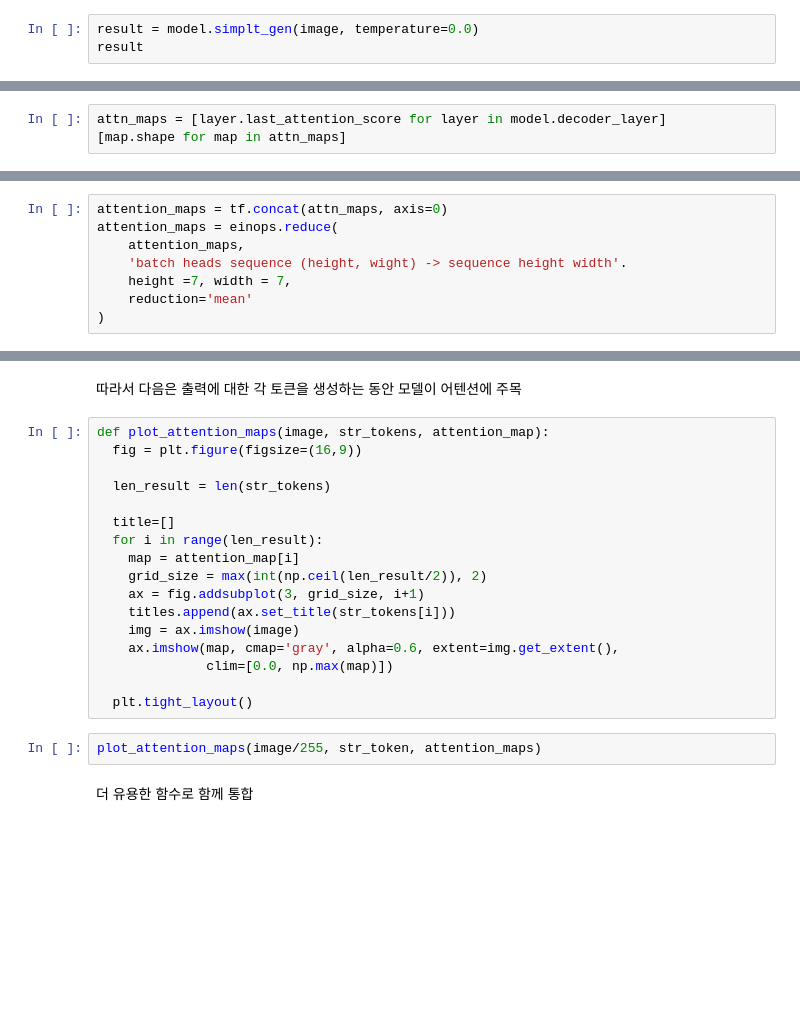
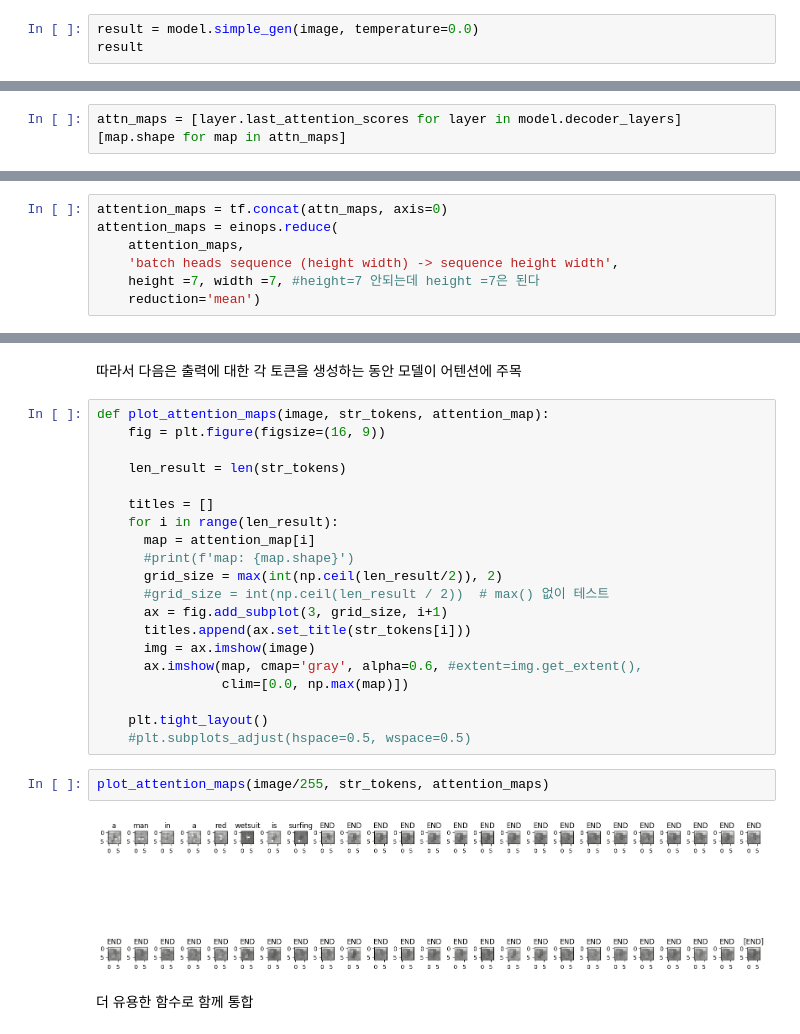
Before and after one commit to won-hj/deep_learning_study, a Jupyter notebook: image_captioning/image_captioning.ipynb, the cells around one changed output, grey strips where cells are left out. Drawn from its saved outputs; the diff is of its cells as text; blank space fills up the shorter version.

```diff
--- a/image_captioning/image_captioning.ipynb
+++ b/image_captioning/image_captioning.ipynb
@@ -1010,5 +1113,5 @@ plt.legend()
 # %% [markdown]
 훈련된 모델을 사용하여 이미지에서 해당 `simple_gen`메서드 실행
 # %%
-result = model.simplt_gen(image, temperature=0.0)
+result = model.simple_gen(image, temperature=0.0)
 result
@@ -1021,5 +1126,5 @@ str_tokens.append('[END]')
 각 `DecoderLayers`는 `CrossAttention`레이어에 대한 어텐션 스코어를 캐싱
 각 어텐션 맵의 형태는 `(batch=1, heads, sequence, image)`
 # %%
-attn_maps = [layer.last_attention_score for layer in model.decoder_layer]
+attn_maps = [layer.last_attention_scores for layer in model.decoder_layers]
 [map.shape for map in attn_maps]
@@ -1029,10 +1136,9 @@ attn_maps = [layer.last_attention_score for layer in model.decoder_layer]
 attention_maps = tf.concat(attn_maps, axis=0)
 attention_maps = einops.reduce(
     attention_maps,
-    'batch heads sequence (height, wight) -> sequence height width'.
-    height =7, width = 7,
-    reduction='mean'
-)
+    'batch heads sequence (height width) -> sequence height width',
+    height =7, width =7, #height=7 안되는데 height =7은 된다
+    reduction='mean')
 # %% [markdown]
 각 시퀀스 예측을 위한 단일 어텐션 맵이 하나 존재
 
@@ -1043,23 +1162,28 @@ einops.reduce(attention_maps, 'sequence height width -> sequence', reduction='su
 따라서 다음은 출력에 대한 각 토큰을 생성하는 동안 모델이 어텐션에 주목
 # %%
 def plot_attention_maps(image, str_tokens, attention_map):
-  fig = plt.figure(figsize=(16,9))
+    fig = plt.figure(figsize=(16, 9))
 
-  len_result = len(str_tokens)
+    len_result = len(str_tokens)
 
-  title=[]
-  for i in range(len_result):
-    map = attention_map[i]
-    grid_size = max(int(np.ceil(len_result/2)), 2)
-    ax = fig.addsubplot(3, grid_size, i+1)
-    titles.append(ax.set_title(str_tokens[i]))
-    img = ax.imshow(image)
-    ax.imshow(map, cmap='gray', alpha=0.6, extent=img.get_extent(),
-              clim=[0.0, np.max(map)])
+    titles = []
+    for i in range(len_result):
+      map = attention_map[i]
+      #print(f'map: {map.shape}')
+      grid_size = max(int(np.ceil(len_result/2)), 2)
+      #grid_size = int(np.ceil(len_result / 2))  # max() 없이 테스트
+      ax = fig.add_subplot(3, grid_size, i+1)
+      titles.append(ax.set_title(str_tokens[i]))
+      img = ax.imshow(image)
+      ax.imshow(map, cmap='gray', alpha=0.6, #extent=img.get_extent(),
+                clim=[0.0, np.max(map)])
 
-  plt.tight_layout()
+    plt.tight_layout()
+    #plt.subplots_adjust(hspace=0.5, wspace=0.5)
 # %%
-plot_attention_maps(image/255, str_token, attention_maps)
+plot_attention_maps(image/255, str_tokens, attention_maps)
+# %% [output]
+[figure, added]
 # %% [markdown]
 더 유용한 함수로 함께 통합
 # %%
```
Also changed, not shown: parts of 42 cells of this notebook.
